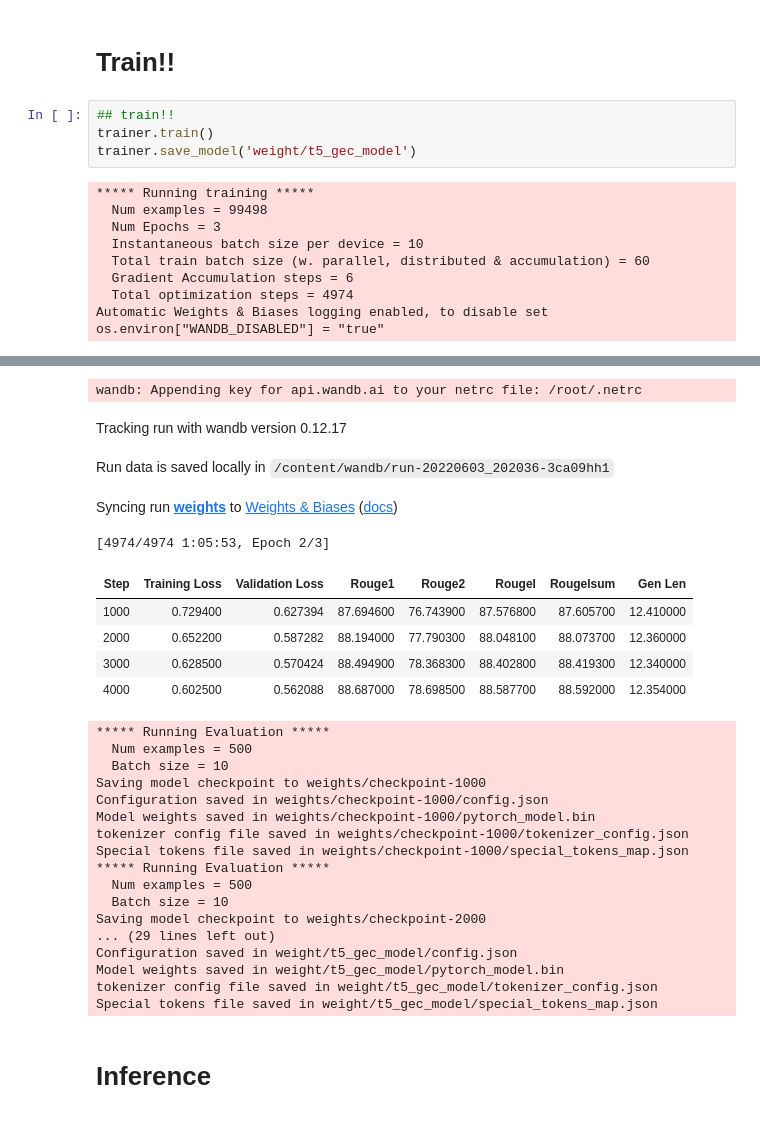
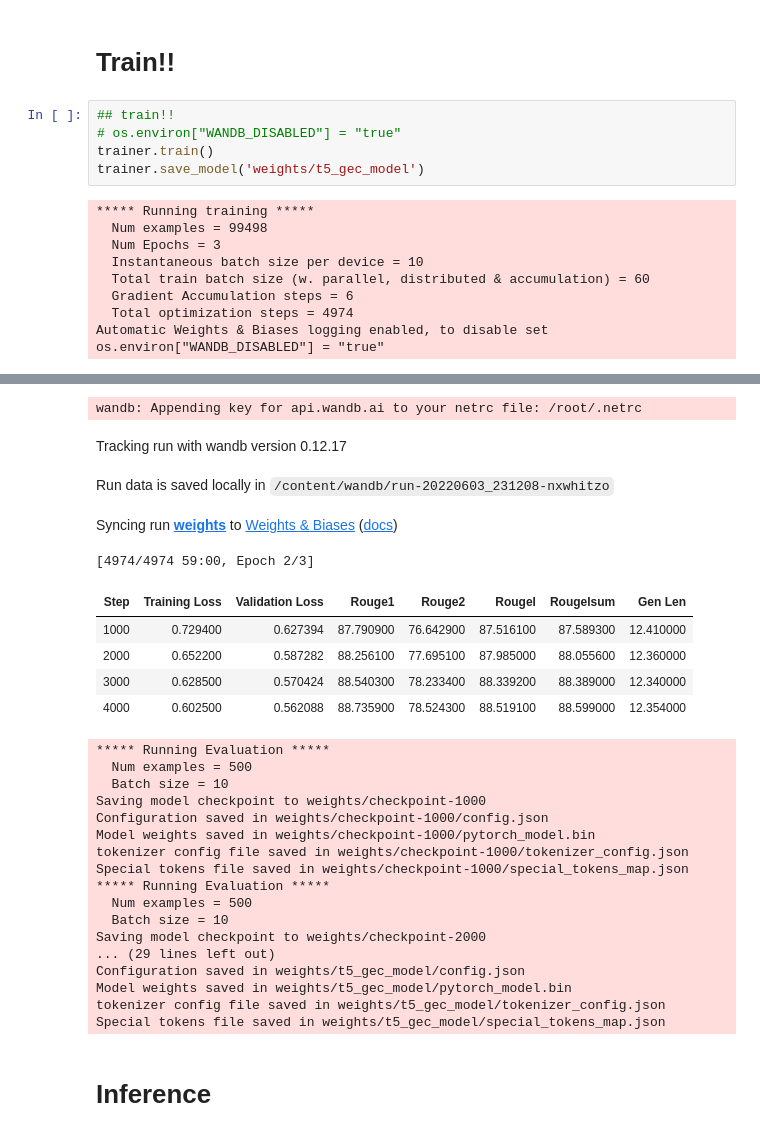
Before and after one commit to chanhopark00/lecture_NLP_advanced, a Jupyter notebook: code_grammer/2_T5_Grammar_3_colab.ipynb, the cells around one changed output, grey strips where cells are left out. Saved outputs shown, nothing was run; the diff lists cells and outputs as text.

```diff
--- a/code_grammer/2_T5_Grammar_3_colab.ipynb
+++ b/code_grammer/2_T5_Grammar_3_colab.ipynb
@@ -306,28 +306,29 @@ Using amp half precision backend
 # Train!!
 # %%
 ## train!!
+# os.environ["WANDB_DISABLED"] = "true"
 trainer.train()
-trainer.save_model('weight/t5_gec_model')
+trainer.save_model('weights/t5_gec_model')
 # %% [output]
 ***** Running training *****
   Num examples = 99498
   Num Epochs = 3
   Instantaneous batch size per device = 10
   Total train batch size (w. parallel, distributed & accumulation) = 60
   Gradient Accumulation steps = 6
   Total optimization steps = 4974
 Automatic Weights & Biases logging enabled, to disable set os.environ["WANDB_DISABLED"] = "true"
 [interactive output not drawn]
 wandb: Appending key for api.wandb.ai to your netrc file: /root/.netrc
 Tracking run with wandb version 0.12.17
-Run data is saved locally in /content/wandb/run-20220603_202036-3ca09hh1
+Run data is saved locally in /content/wandb/run-20220603_231208-nxwhitzo
 Syncing run weights to Weights & Biases (docs)
-[4974/4974 1:05:53, Epoch 2/3]
+[4974/4974 59:00, Epoch 2/3]
 | Step | Training Loss | Validation Loss | Rouge1 | Rouge2 | Rougel | Rougelsum | Gen Len |
-| 1000 | 0.729400 | 0.627394 | 87.694600 | 76.743900 | 87.576800 | 87.605700 | 12.410000 |
-| 2000 | 0.652200 | 0.587282 | 88.194000 | 77.790300 | 88.048100 | 88.073700 | 12.360000 |
-| 3000 | 0.628500 | 0.570424 | 88.494900 | 78.368300 | 88.402800 | 88.419300 | 12.340000 |
-| 4000 | 0.602500 | 0.562088 | 88.687000 | 78.698500 | 88.587700 | 88.592000 | 12.354000 |
+| 1000 | 0.729400 | 0.627394 | 87.790900 | 76.642900 | 87.516100 | 87.589300 | 12.410000 |
+| 2000 | 0.652200 | 0.587282 | 88.256100 | 77.695100 | 87.985000 | 88.055600 | 12.360000 |
+| 3000 | 0.628500 | 0.570424 | 88.540300 | 78.233400 | 88.339200 | 88.389000 | 12.340000 |
+| 4000 | 0.602500 | 0.562088 | 88.735900 | 78.524300 | 88.519100 | 88.599000 | 12.354000 |
 ***** Running Evaluation *****
   Num examples = 500
   Batch size = 10
@@ -341,10 +342,10 @@ Special tokens file saved in weights/checkpoint-1000/special_tokens_map.json
   Batch size = 10
 Saving model checkpoint to weights/checkpoint-2000
 ... (29 lines left out)
-Configuration saved in weight/t5_gec_model/config.json
-Model weights saved in weight/t5_gec_model/pytorch_model.bin
-tokenizer config file saved in weight/t5_gec_model/tokenizer_config.json
-Special tokens file saved in weight/t5_gec_model/special_tokens_map.json
+Configuration saved in weights/t5_gec_model/config.json
+Model weights saved in weights/t5_gec_model/pytorch_model.bin
+tokenizer config file saved in weights/t5_gec_model/tokenizer_config.json
+Special tokens file saved in weights/t5_gec_model/special_tokens_map.json
 # %% [markdown]
 # Inference
 # %%
```
Also changed, not shown: parts of 6 cells of this notebook.
